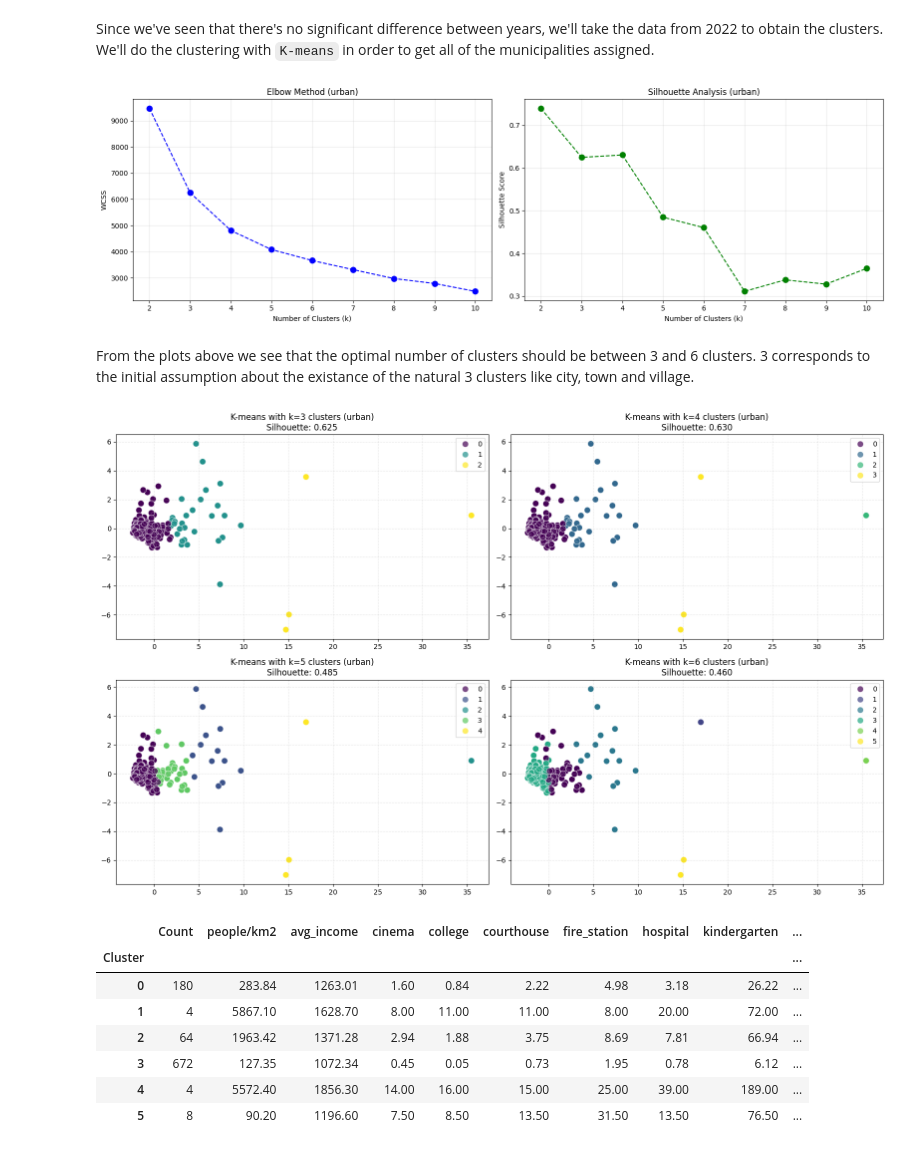
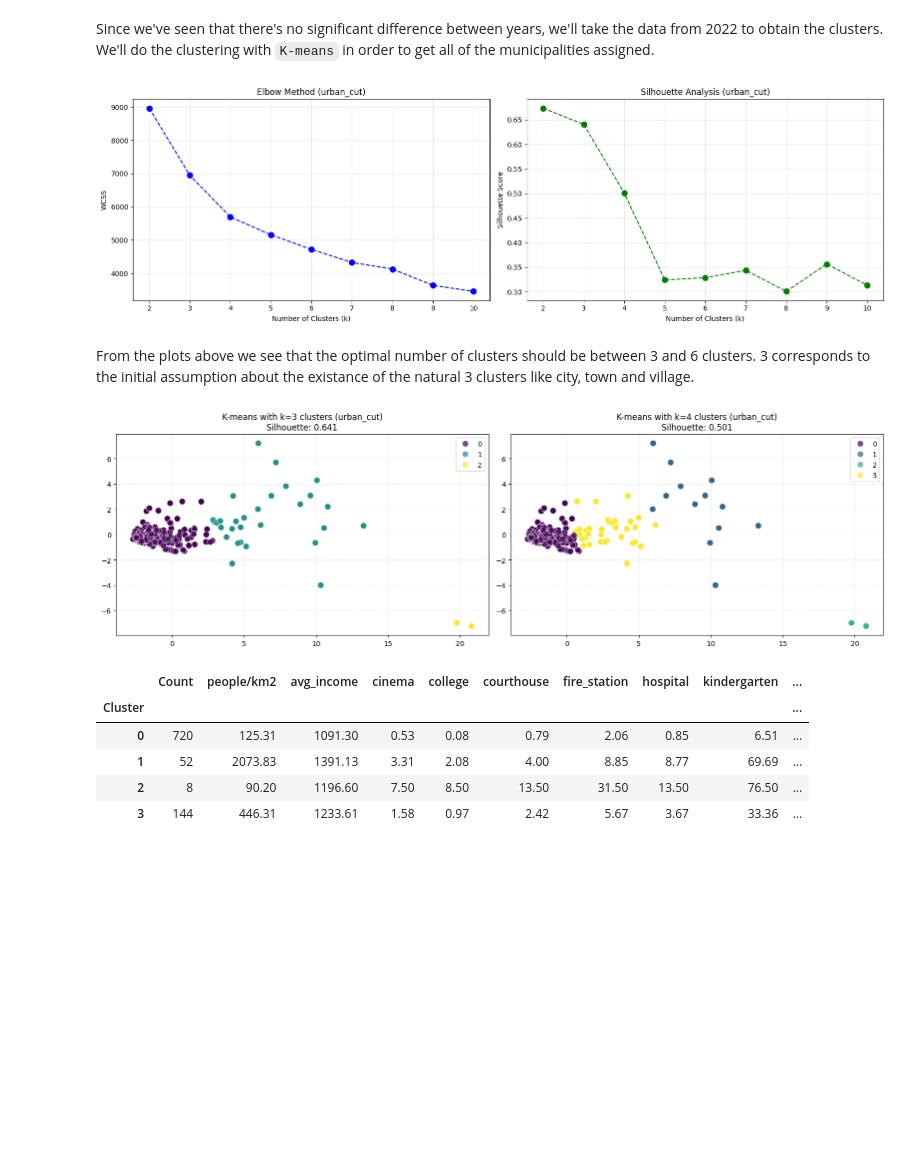
Before and after one commit to Shushunya/FCD-housing-prices, a Jupyter notebook: code/notebooks/clustering/02_urbanization_clustering_no_Porto.ipynb, the cells around one changed output. Saved outputs shown, nothing was run; the diff lists cells and outputs as text; code cells hidden in the pictures; blank space fills up the shorter version.

Commit message:
finish urban clustering

```diff
--- a/code/notebooks/clustering/02_urbanization_clustering_no_Porto.ipynb
+++ b/code/notebooks/clustering/02_urbanization_clustering_no_Porto.ipynb
@@ -25,5 +23,5 @@ The autoreload extension is already loaded. To reload it, use:
 # %%
-EXP_KEY = "urban"
+EXP_KEY = "urban_cut"
 config = CLUSTERING_CONFIGS[EXP_KEY]
 # %% [markdown]
 ### PCA
@@ -117,33 +115,31 @@ Since we've seen that there's no significant difference between years, we'll tak
 df2022_all = DataLoader(MASTER_DF_FILE).get_data_for_year(year=2022)
 
 
-engine = ClusteringEngine(experiment_name="urban", seed=RANDOM_SEED)
+engine = ClusteringEngine(experiment_name=EXP_KEY, seed=RANDOM_SEED)
 engine.load_and_preprocess(df2022_all)
 elbow_fig, cluster_df = engine.run_kmeans_tuning()
 elbow_fig.show()
 # %% [output]
-[figure, old version]
+[figure, new version]
 # %% [markdown]
 From the plots above we see that the optimal number of clusters should be between 3 and 6 clusters. 3 corresponds to the initial assumption about the existance of the natural 3 clusters like city, town and village.
 # %%
 engine.run_batch_training()
-df2022_pca = DataLoader(MASTER_DF_FILE).get_data_for_year(year=2022, features=config["features"])
+df2022_pca = DataLoader(MASTER_DF_FILE).get_data_for_year(year=2022, features=config["features"], exclude_values=config["exclude"])
 pca_coords = pca_engine.run_pca(df2022_pca).values
 fig = engine.plot_saved_models_from_config(pca_data=pca_coords)
 fig.show()
 # %% [output]
-[figure, old version]
+[figure, new version]
 # %%
 engine.get_cluster_profiles()
 # %% [output]
 |  | Count | people/km2 | avg_income | cinema | college | courthouse | fire_station | hospital | kindergarten | ... |
 | Cluster |  |  |  |  |  |  |  |  |  | ... |
-| 0 | 180 | 283.84 | 1263.01 | 1.60 | 0.84 | 2.22 | 4.98 | 3.18 | 26.22 | ... |
-| 1 | 4 | 5867.10 | 1628.70 | 8.00 | 11.00 | 11.00 | 8.00 | 20.00 | 72.00 | ... |
-| 2 | 64 | 1963.42 | 1371.28 | 2.94 | 1.88 | 3.75 | 8.69 | 7.81 | 66.94 | ... |
-| 3 | 672 | 127.35 | 1072.34 | 0.45 | 0.05 | 0.73 | 1.95 | 0.78 | 6.12 | ... |
-| 4 | 4 | 5572.40 | 1856.30 | 14.00 | 16.00 | 15.00 | 25.00 | 39.00 | 189.00 | ... |
-| 5 | 8 | 90.20 | 1196.60 | 7.50 | 8.50 | 13.50 | 31.50 | 13.50 | 76.50 | ... |
+| 0 | 720 | 125.31 | 1091.30 | 0.53 | 0.08 | 0.79 | 2.06 | 0.85 | 6.51 | ... |
+| 1 | 52 | 2073.83 | 1391.13 | 3.31 | 2.08 | 4.00 | 8.85 | 8.77 | 69.69 | ... |
+| 2 | 8 | 90.20 | 1196.60 | 7.50 | 8.50 | 13.50 | 31.50 | 13.50 | 76.50 | ... |
+| 3 | 144 | 446.31 | 1233.61 | 1.58 | 0.97 | 2.42 | 5.67 | 3.67 | 33.36 | ... |
 # %%
 engine.get_cluster_members()
 # %% [output]
```
Also changed, not shown: parts of 22 cells of this notebook, 5 other files.
